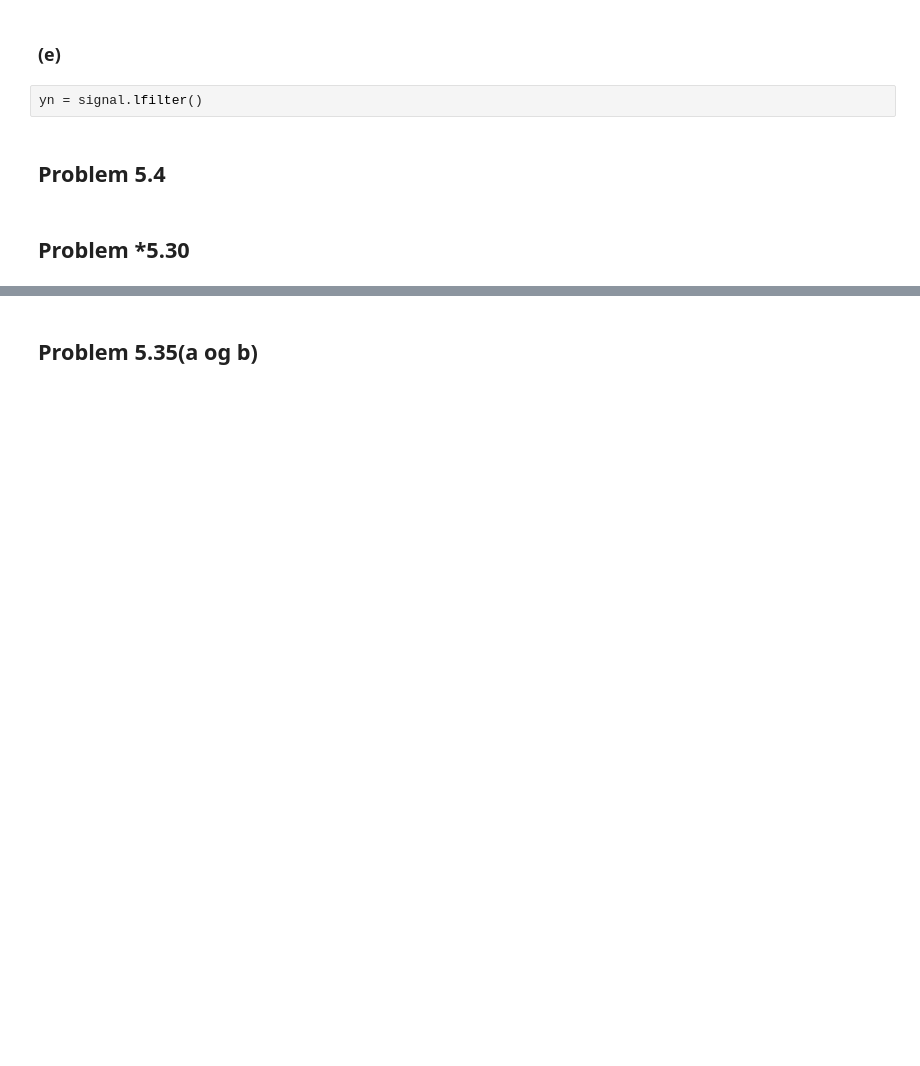
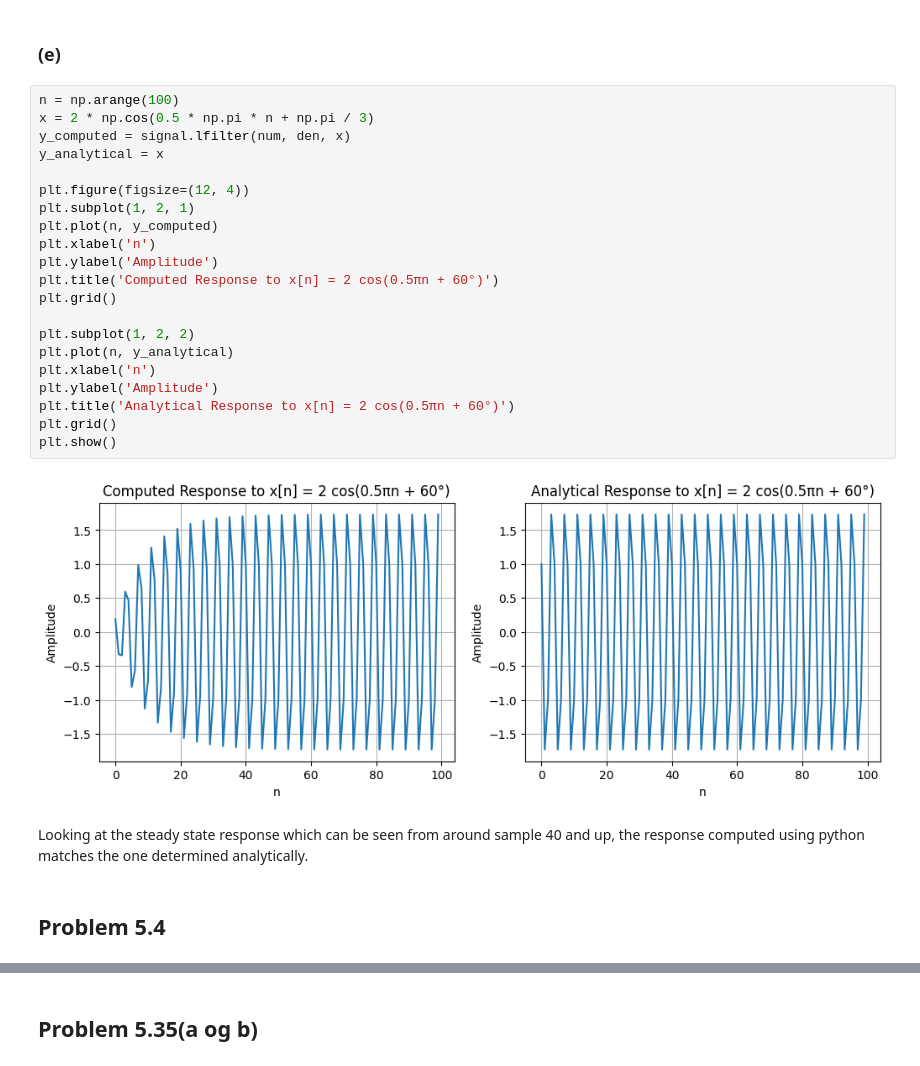
Before and after one commit to Khanrik/UniFolder, a Jupyter notebook: 4. Semester/Diskret-tids signalbehandling/TØ/Uge 6/Uge 6.ipynb, the cells around one changed output, grey strips where cells are left out. Saved outputs shown, nothing was run; the diff lists cells and outputs as text; blank space fills up the shorter version.

```diff
--- a/4. Semester/Diskret-tids signalbehandling/TØ/Uge 6/Uge 6.ipynb
+++ b/4. Semester/Diskret-tids signalbehandling/TØ/Uge 6/Uge 6.ipynb
@@ -81,8 +89,29 @@ x[n] &= 2 \cos(0.5\pi n + 60°)\\
 # %% [markdown]
 ### (e)
-# %%
-yn = signal.lfilter()
+# %%
+n = np.arange(100)
+x = 2 * np.cos(0.5 * np.pi * n + np.pi / 3)
+y_computed = signal.lfilter(num, den, x)
+y_analytical = x
+
+plt.figure(figsize=(12, 4))
+plt.subplot(1, 2, 1)
+plt.plot(n, y_computed)
+plt.xlabel('n')
+plt.ylabel('Amplitude')
+plt.title('Computed Response to x[n] = 2 cos(0.5πn + 60°)')
+plt.grid()
+
+plt.subplot(1, 2, 2)
+plt.plot(n, y_analytical)
+plt.xlabel('n')
+plt.ylabel('Amplitude')
+plt.title('Analytical Response to x[n] = 2 cos(0.5πn + 60°)')
+plt.grid()
+plt.show()
+# %% [output]
+[figure, added]
+# %% [markdown]
+Looking at the steady state response which can be seen from around sample 40 and up, the response computed using python matches the one determined analytically.
 # %% [markdown]
 ## Problem 5.4
-# %% [markdown]
-## Problem *5.30
```
Also changed, not shown: parts of 24 cells of this notebook.
